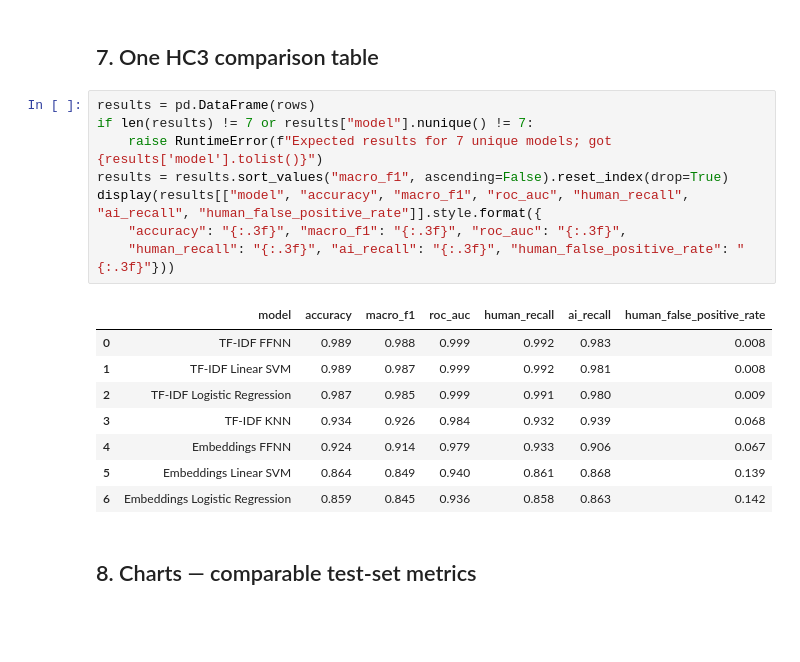
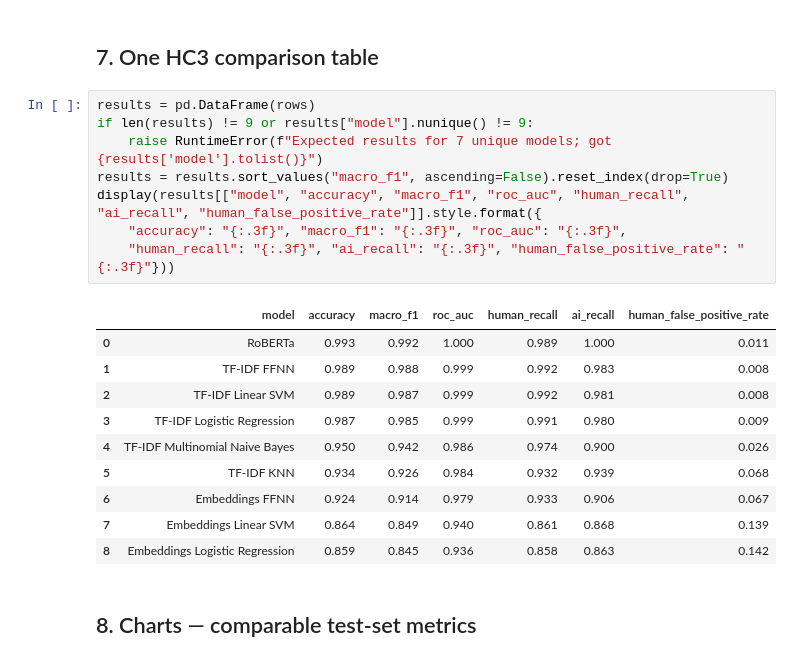
Before and after one commit to Break-Through-Tech/Chewy-1B-spot-the-bot-detecting-ai-generated-text, a Jupyter notebook: notebooks/evaluation/hc3_model_comparison.ipynb, the cells around one changed output. Cells and saved outputs as stored; diff of their text form; blank space fills up the shorter version.

```diff
--- a/notebooks/evaluation/hc3_model_comparison.ipynb
+++ b/notebooks/evaluation/hc3_model_comparison.ipynb
@@ -256,21 +359,23 @@ Embeddings FFNN: accuracy=0.9242, macro-F1=0.9141, ROC-AUC=0.9785
 ## 7. One HC3 comparison table
 # %%
 results = pd.DataFrame(rows)
-if len(results) != 7 or results["model"].nunique() != 7:
+if len(results) != 9 or results["model"].nunique() != 9:
     raise RuntimeError(f"Expected results for 7 unique models; got {results['model'].tolist()}")
 results = results.sort_values("macro_f1", ascending=False).reset_index(drop=True)
 display(results[["model", "accuracy", "macro_f1", "roc_auc", "human_recall", "ai_recall", "human_false_positive_rate"]].style.format({
     "accuracy": "{:.3f}", "macro_f1": "{:.3f}", "roc_auc": "{:.3f}",
     "human_recall": "{:.3f}", "ai_recall": "{:.3f}", "human_false_positive_rate": "{:.3f}"}))
 # %% [output]
 |  | model | accuracy | macro_f1 | roc_auc | human_recall | ai_recall | human_false_positive_rate |
-| 0 | TF-IDF FFNN | 0.989 | 0.988 | 0.999 | 0.992 | 0.983 | 0.008 |
-| 1 | TF-IDF Linear SVM | 0.989 | 0.987 | 0.999 | 0.992 | 0.981 | 0.008 |
-| 2 | TF-IDF Logistic Regression | 0.987 | 0.985 | 0.999 | 0.991 | 0.980 | 0.009 |
-| 3 | TF-IDF KNN | 0.934 | 0.926 | 0.984 | 0.932 | 0.939 | 0.068 |
-| 4 | Embeddings FFNN | 0.924 | 0.914 | 0.979 | 0.933 | 0.906 | 0.067 |
-| 5 | Embeddings Linear SVM | 0.864 | 0.849 | 0.940 | 0.861 | 0.868 | 0.139 |
-| 6 | Embeddings Logistic Regression | 0.859 | 0.845 | 0.936 | 0.858 | 0.863 | 0.142 |
+| 0 | RoBERTa | 0.993 | 0.992 | 1.000 | 0.989 | 1.000 | 0.011 |
+| 1 | TF-IDF FFNN | 0.989 | 0.988 | 0.999 | 0.992 | 0.983 | 0.008 |
+| 2 | TF-IDF Linear SVM | 0.989 | 0.987 | 0.999 | 0.992 | 0.981 | 0.008 |
+| 3 | TF-IDF Logistic Regression | 0.987 | 0.985 | 0.999 | 0.991 | 0.980 | 0.009 |
+| 4 | TF-IDF Multinomial Naive Bayes | 0.950 | 0.942 | 0.986 | 0.974 | 0.900 | 0.026 |
+| 5 | TF-IDF KNN | 0.934 | 0.926 | 0.984 | 0.932 | 0.939 | 0.068 |
+| 6 | Embeddings FFNN | 0.924 | 0.914 | 0.979 | 0.933 | 0.906 | 0.067 |
+| 7 | Embeddings Linear SVM | 0.864 | 0.849 | 0.940 | 0.861 | 0.868 | 0.139 |
+| 8 | Embeddings Logistic Regression | 0.859 | 0.845 | 0.936 | 0.858 | 0.863 | 0.142 |
 # %% [markdown]
 ## 8. Charts — comparable test-set metrics
 # %%
```
Also changed, not shown: parts of 15 cells of this notebook, 1 other file.
